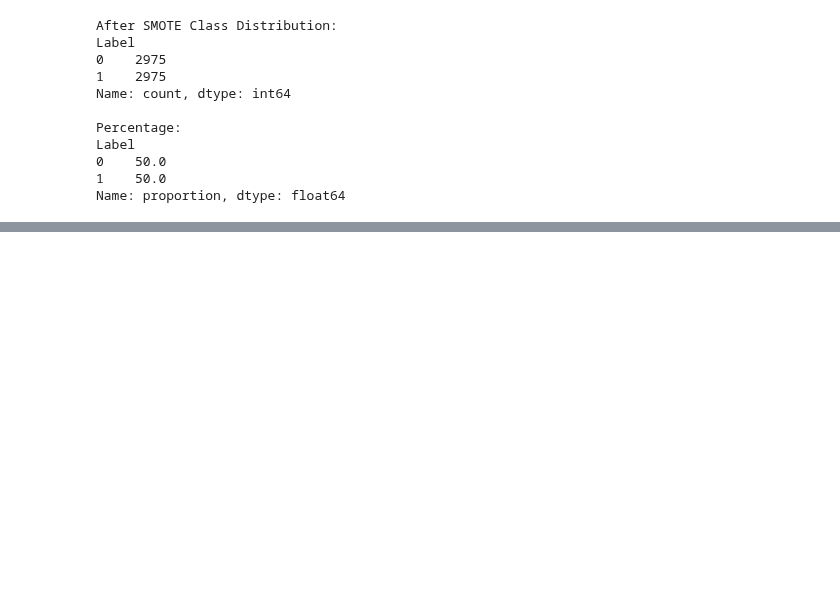
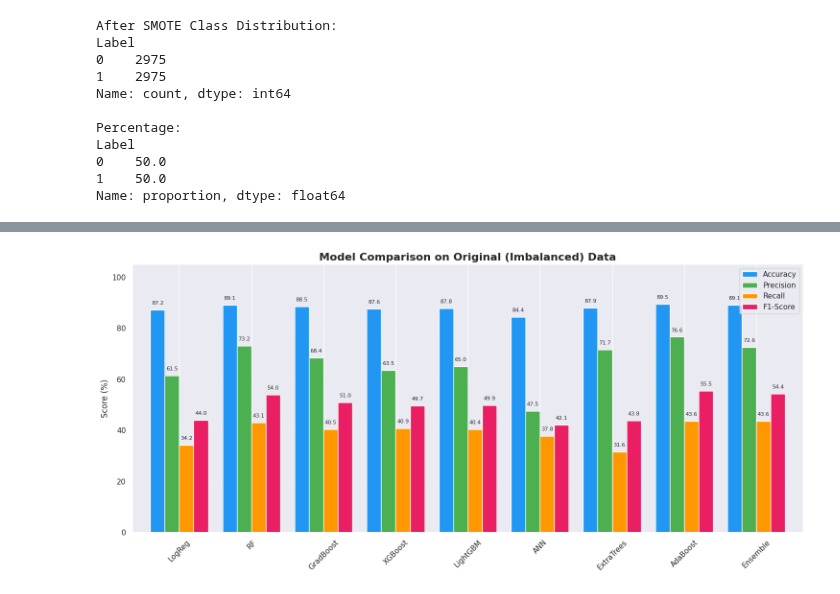
Before and after one commit to milan-jani/Data-Driven-Detection-of-Abnormal-Electricity-Usage-in-Power-Supply-Lines, a Jupyter notebook: main.ipynb, the cells around one changed output, grey strips where cells are left out. Saved outputs shown, nothing was run; the diff lists cells and outputs as text; code cells hidden in the pictures; blank space fills up the shorter version.

```diff
--- a/main.ipynb
+++ b/main.ipynb
@@ -634,0 +939,80 @@ Done! Ab images documentation mein dikhne lagengi.
+# %%
+import pandas as pd
+import matplotlib.pyplot as plt
+import numpy as np
+
+# --- 1. Data Taiyar Karte Hain (Jo results humne abhi tak dekhe) ---
+models = ['LogReg', 'RF', 'GradBoost', 'XGBoost', 'LightGBM', 'ANN', 'ExtraTrees', 'AdaBoost', 'Ensemble']
+
+# Metrics for Original Data (Approx based on our runs)
+orig_metrics = {
+    'Accuracy': [87.2, 89.1, 88.5, 87.6, 87.8, 84.4, 87.9, 89.5, 89.1],
+    'Precision': [61.5, 73.2, 68.4, 63.5, 65.0, 47.5, 71.7, 76.6, 72.6],
+    'Recall': [34.2, 43.1, 40.5, 40.9, 40.4, 37.8, 31.6, 43.6, 43.6],
+    'F1-Score': [44.0, 54.0, 51.0, 49.7, 49.9, 42.1, 43.8, 55.5, 54.4]
+}
+
+# Metrics for SMOTE Data (Exact based on our runs)
+smote_metrics = {
+    'Accuracy': [78.1, 85.3, 85.8, 86.1, 86.1, 80.9, 85.4, 79.9, 85.4],
+    'Precision': [38.2, 50.7, 52.1, 53.1, 52.9, 40.1, 51.3, 40.9, 51.1],
+    'Recall': [75.1, 68.9, 65.3, 60.4, 64.4, 55.1, 54.7, 76.4, 62.7],
+    'F1-Score': [50.7, 58.4, 58.0, 56.6, 58.1, 46.4, 52.9, 53.3, 56.3]
+}
+
+def plot_comparison(data, title):
+    df_plot = pd.DataFrame(data, index=models)
+    ax = df_plot.plot(kind='bar', figsize=(15, 7), width=0.8, color=['#2196F3', '#4CAF50', '#FF9800', '#E91E63'])
+    plt.title(title, fontsize=16, fontweight='bold')
+    plt.ylabel('Score (%)', fontsize=12)
+    plt.xticks(rotation=45)
+    plt.ylim(0, 105)
+    plt.grid(axis='y', alpha=0.3)
+    plt.legend(loc='upper right')
+
+    # Value labels add karne ke liye
+    for p in ax.patches:
+        ax.annotate(f'{p.get_height():.1f}', (p.get_x() + p.get_width() / 2., p.get_height()),
+                    ha='center', va='center', xytext=(0, 10), textcoords='offset points', fontsize=8)
+    plt.tight_layout()
+    plt.show()
+
+# --- GRAPH 1: Original Data Comparison ---
+plot_comparison(orig_metrics, "Model Comparison on Original (Imbalanced) Data")
+
+# --- GRAPH 2: SMOTE Data Comparison ---
+plot_comparison(smote_metrics, "Model Comparison on SMOTE (Balanced) Data")
+
+# --- GRAPH 3: The Big Three (RF vs AdaBoost vs XGBoost) ---
+# --- GRAPH 3: The Big Three (With Value Labels) ---
+big_three_data = {
+    'Accuracy': [85.3, 79.9, 86.1],
+    'Precision': [50.7, 40.9, 53.1],
+    'Recall': [68.9, 76.4, 60.4],
+    'F1-Score': [58.4, 53.3, 56.6]
+}
+big_three_models = ['Random Forest', 'AdaBoost', 'XGBoost']
+df_big3 = pd.DataFrame(big_three_data, index=big_three_models)
+
+# Plotting
+ax3 = df_big3.plot(kind='bar', figsize=(12, 6), width=0.8, color=['#2196F3', '#4CAF50', '#FF9800', '#E91E63'])
+plt.title("Comparison: Random Forest vs AdaBoost vs XGBoost", fontsize=14, fontweight='bold')
+plt.ylabel('Score (%)')
+plt.xticks(rotation=0)
+plt.ylim(0, 110) # Thoda extra space labels ke liye
+plt.grid(axis='y', alpha=0.3)
+plt.legend(loc='upper right')
+
+# Har bar par value likhne ke liye loop
+for p in ax3.patches:
+    ax3.annotate(f'{p.get_height():.1f}',
+                (p.get_x() + p.get_width() / 2., p.get_height()),
+                ha='center', va='center',
+                xytext=(0, 8),
+                textcoords='offset points',
+                fontsize=9, fontweight='bold')
+
+plt.tight_layout()
+plt.show()
+# %% [output]
+[figure, added]
```
Also changed, not shown: parts of 9 cells of this notebook, 1 other file.
